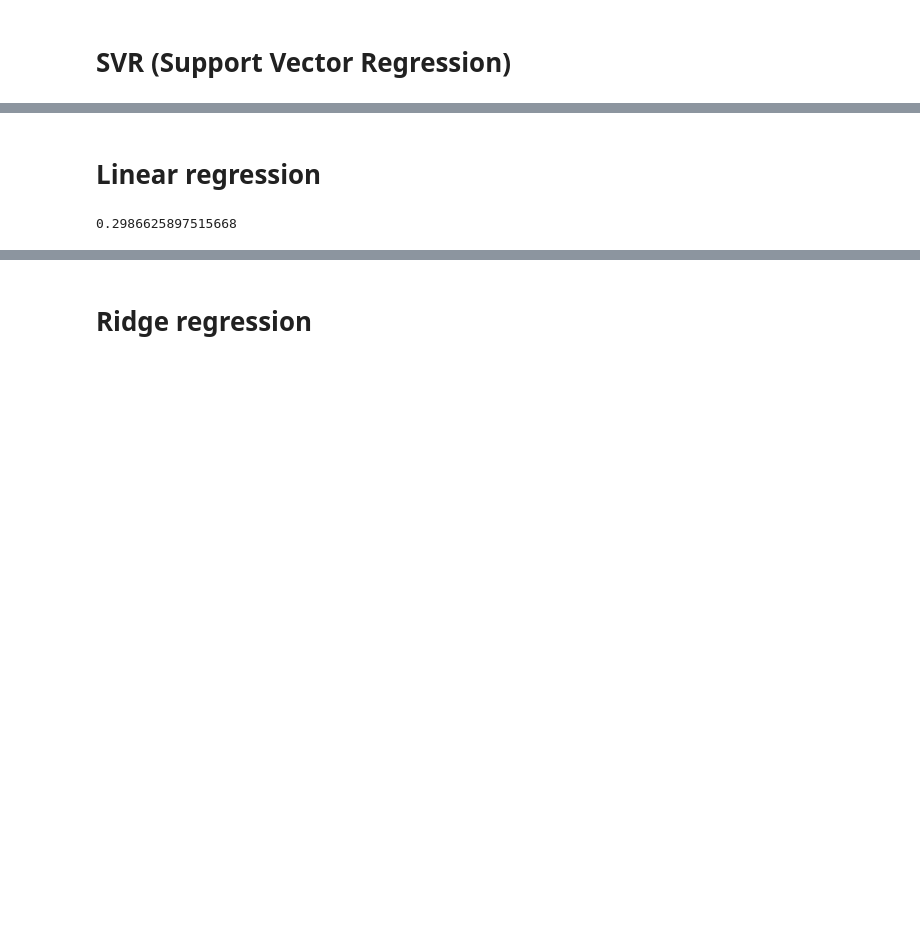
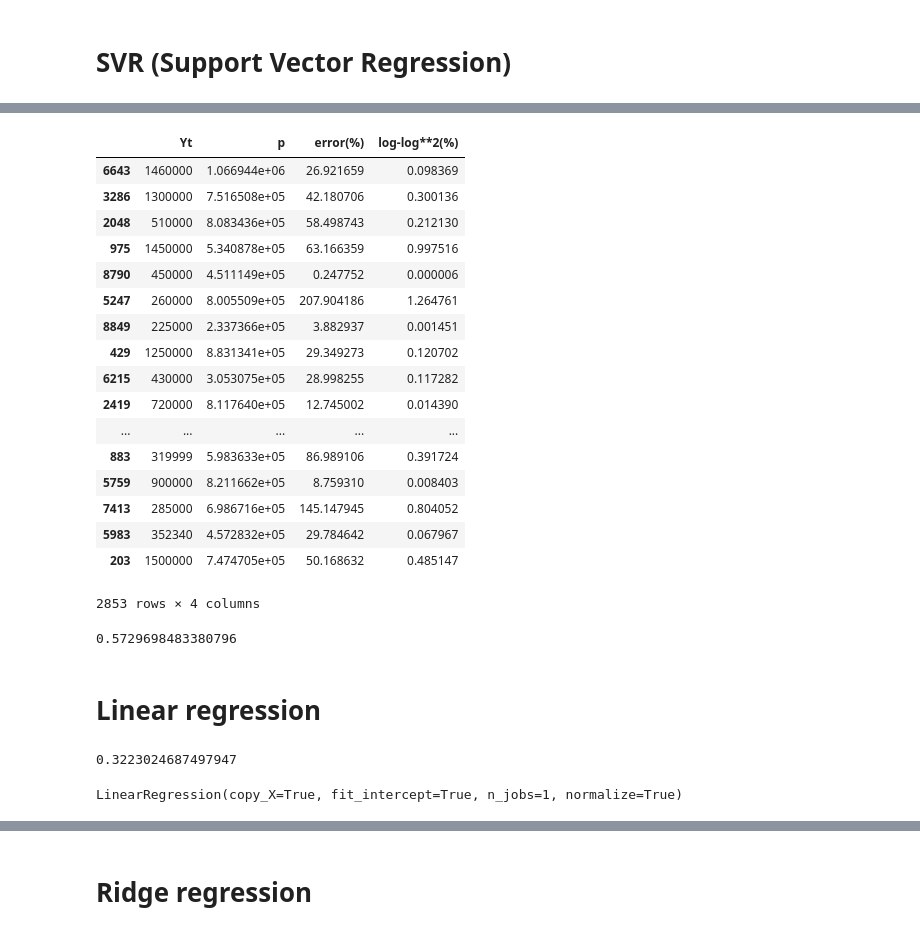
Before and after one commit to fePremazzi/preco-imovel, a Jupyter notebook: Notebook_Max.ipynb, the cells around one changed output, grey strips where cells are left out. Saved outputs shown, nothing was run; the diff lists cells and outputs as text; code cells hidden in the pictures; blank space fills up the shorter version.

```diff
--- a/Notebook_Max.ipynb
+++ b/Notebook_Max.ipynb
@@ -369,6 +384,26 @@ mean_squared_log_error(Ytest_svr, p_svr)
 # %%
 df_t = pd.DataFrame()
 df_t['Yt'] = Ytest_svr
 df_t['p'] = p_svr
-df_l['error(%)'] = (abs(Ytest_svr.values - p_svr) / Ytest_svr.values)*100
+df_t['error(%)'] = (abs(Ytest_svr.values - p_svr) / Ytest_svr.values)*100
+df_t['log-log**2(%)'] = (np.log(Ytest_svr.values+1) - np.log(p_svr+1))**2
 df_t
+# %% [output]
+|  | Yt | p | error(%) | log-log**2(%) |
+| 6643 | 1460000 | 1.066944e+06 | 26.921659 | 0.098369 |
+| 3286 | 1300000 | 7.516508e+05 | 42.180706 | 0.300136 |
+| 2048 | 510000 | 8.083436e+05 | 58.498743 | 0.212130 |
+| 975 | 1450000 | 5.340878e+05 | 63.166359 | 0.997516 |
+| 8790 | 450000 | 4.511149e+05 | 0.247752 | 0.000006 |
+| 5247 | 260000 | 8.005509e+05 | 207.904186 | 1.264761 |
+| 8849 | 225000 | 2.337366e+05 | 3.882937 | 0.001451 |
+| 429 | 1250000 | 8.831341e+05 | 29.349273 | 0.120702 |
+| 6215 | 430000 | 3.053075e+05 | 28.998255 | 0.117282 |
+| 2419 | 720000 | 8.117640e+05 | 12.745002 | 0.014390 |
+| ... | ... | ... | ... | ... |
+| 883 | 319999 | 5.983633e+05 | 86.989106 | 0.391724 |
+| 5759 | 900000 | 8.211662e+05 | 8.759310 | 0.008403 |
+| 7413 | 285000 | 6.986716e+05 | 145.147945 | 0.804052 |
+| 5983 | 352340 | 4.572832e+05 | 29.784642 | 0.067967 |
+| 203 | 1500000 | 7.474705e+05 | 50.168632 | 0.485147 |
+2853 rows × 4 columns
@@ -377,12 +410,20 @@ df_t.describe()
+# %%
+np.sqrt((df_t['log-log**2(%)'].sum())/len(df_t))
+# %% [output]
+0.5729698483380796
 # %% [markdown]
 # Linear regression
 # %%
 from sklearn.linear_model import LinearRegression
 # %%
-regr= LinearRegression().fit(Xtrain_svr, Ytrain_svr)
+regr= LinearRegression(normalize=True).fit(Xtrain_svr, Ytrain_svr)
 regr.score(Xtest_svr, Ytest_svr)
 # %% [output]
-0.2986625897515668
+0.3223024687497947
+# %%
+regr
+# %% [output]
+LinearRegression(copy_X=True, fit_intercept=True, n_jobs=1, normalize=True)
 # %%
 p = regr.predict(Xtest_svr)
 # %%
```
Also changed, not shown: parts of 23 cells of this notebook.
